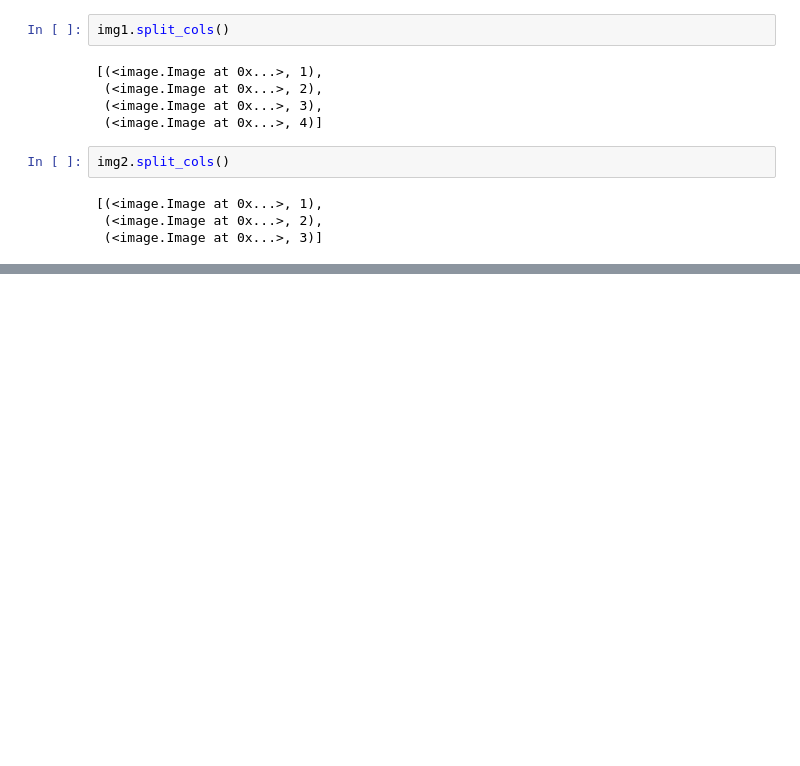
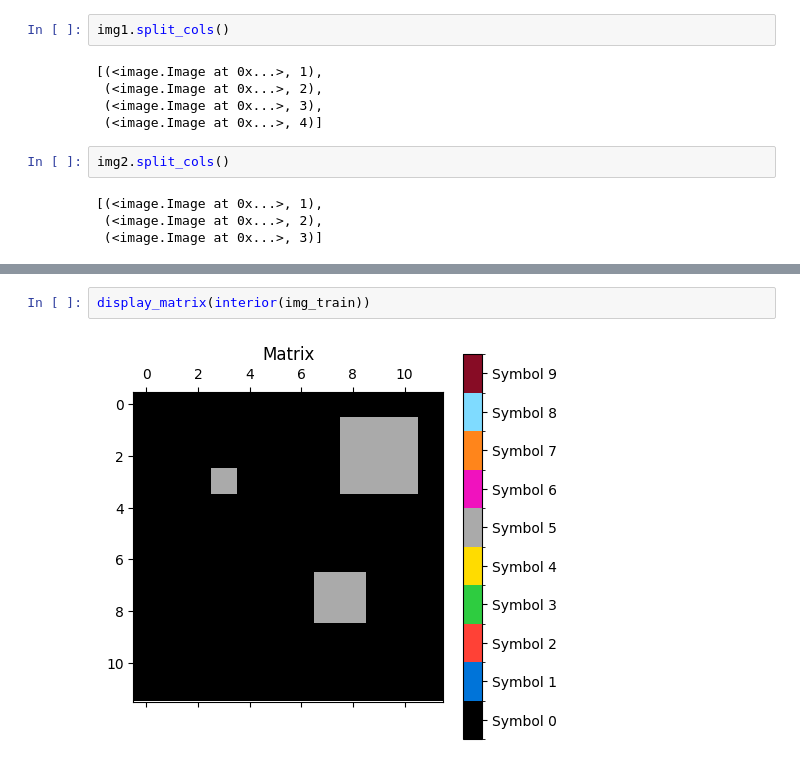
Before and after one commit to saisurbehera/arclang, a Jupyter notebook: random/understand_p1.ipynb, the cells around one changed output, grey strips where cells are left out. Drawn from its saved outputs; the diff is of its cells as text; blank space fills up the shorter version.

```diff
--- a/random/understand_p1.ipynb
+++ b/random/understand_p1.ipynb
@@ -199,0 +216,4 @@ img2.split_cols()
+# %%
+display_matrix(interior(img_train))
+# %% [output]
+[figure, added]
```
Also changed, not shown: parts of 9 cells of this notebook, 2 other files.
